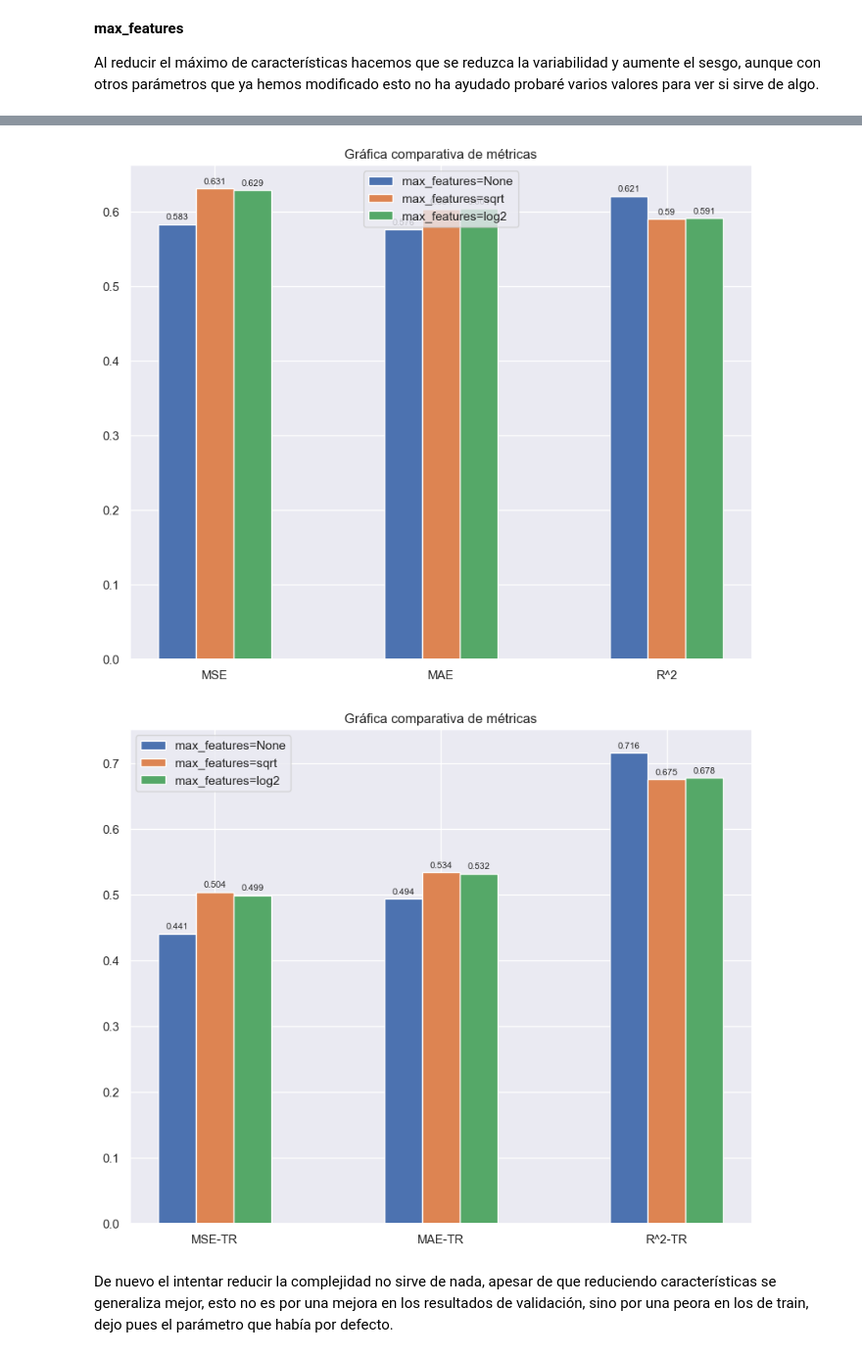
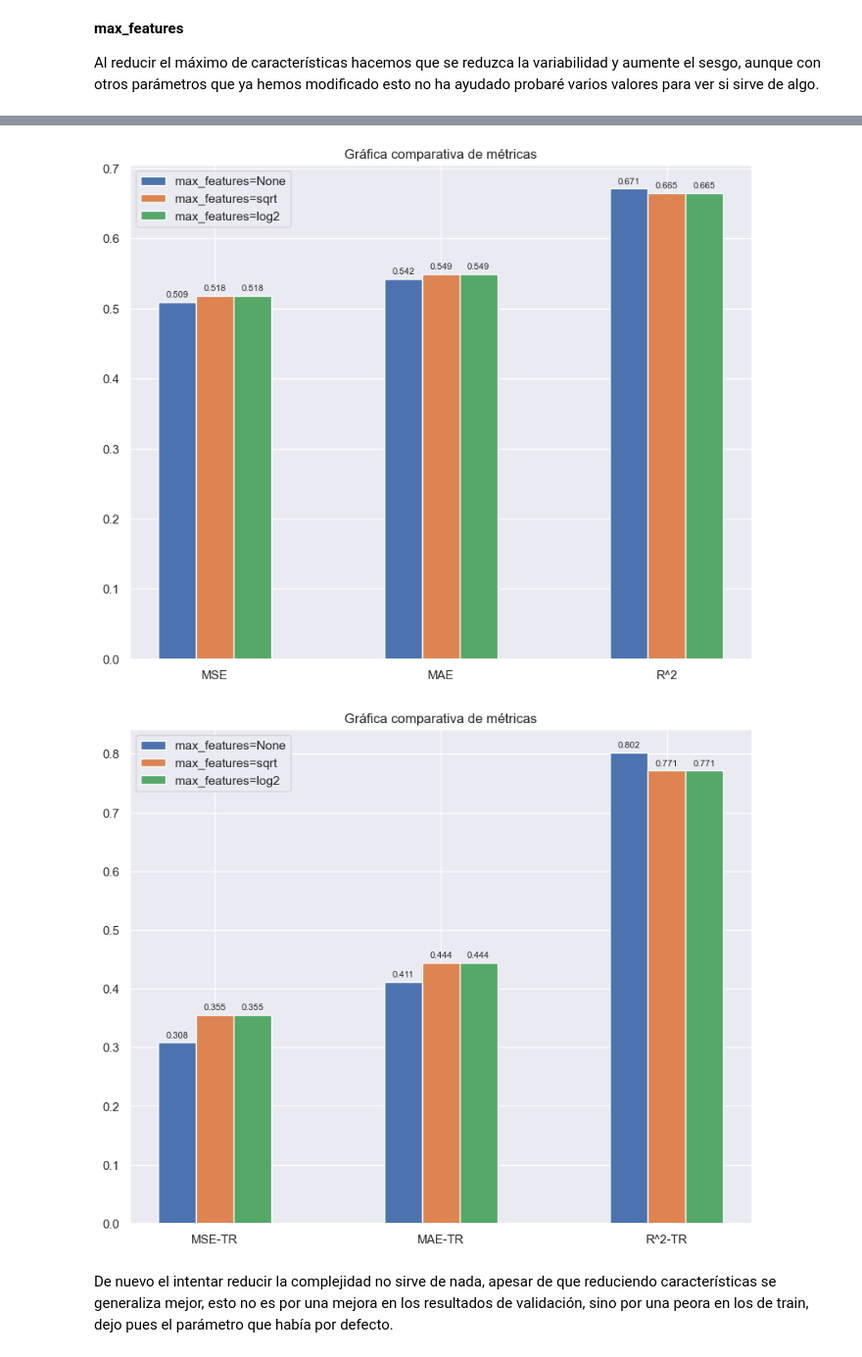
Before and after one commit to JMMelcrack/Predictive-models-applied-to-the-analysis-of-professional-footballers-wages, a Jupyter notebook: OnlyMidfieldTraining.ipynb, the cells around one changed output, grey strips where cells are left out. Shown at 98% size. Cells and saved outputs as stored; diff of their text form; code cells hidden in the pictures.

```diff
--- a/OnlyMidfieldTraining.ipynb
+++ b/OnlyMidfieldTraining.ipynb
@@ -65,7 +65,7 @@ Index(['Jugador', 'Edad', 'Temporada', 'Valor liga ini', 'Partidos',
 import numpy as np
 from sklearn.model_selection import train_test_split # para dividir el dataset en los conjuntos de train y test
 
-x = data_xy.drop(['Jugador', 'Temporada', 'Salario semanal', 'Posicion', 'Posicion_1', 'Posicion_2', 'Posicion_3', 'Posicion_4'], axis=1)
+x = data_xy.drop(['Jugador', 'Temporada', 'Salario semanal', 'Posicion_1', 'Posicion_2', 'Posicion_3', 'Posicion_4'], axis=1)
 y = data_xy['Salario semanal']
 
 print("El número de instancias del problema es: " + str(x.shape[0]))
@@ -475,6 +474,6 @@ En la siguiente gráfica podemos ver como va aumentando la varianza explicada de
 # %%
-# Aplicar PCA como tal para quedarnos con 36 variables continuas
-pca = PCA(n_components=36, whiten=True)
+# Aplicar PCA como tal para quedarnos con 35 variables continuas
+pca = PCA(n_components=35, whiten=True)
 print('Características antes de aplicar PCA: ', len(x_train.columns))
 pca.fit(x_train[continuas_indices])
 x_transformada = pca.transform(x_train[continuas_indices])
@@ -1037,9 +875,9 @@ Una profundidad de 3 es la que mejores resultados da, entiendo que no podemos re
 Al reducir el máximo de características hacemos que se reduzca la variabilidad y aumente el sesgo, aunque con otros parámetros que ya hemos modificado esto no ha ayudado probaré varios valores para ver si sirve de algo.
 # %%
 # Definir los modelos con los distintos hiperparámetros que se desean probar
-model_1 = GradientBoostingRegressor(loss='huber', n_estimators = 50, learning_rate=0.1, subsample=0.8, max_depth=3, max_features=None, random_state=34)
-model_2 = GradientBoostingRegressor(loss='huber', n_estimators = 50, learning_rate=0.1, subsample=0.8, max_depth=3, max_features='sqrt', random_state=34)
-model_3 = GradientBoostingRegressor(loss='huber', n_estimators = 50, learning_rate=0.1, subsample=0.8, max_depth=3, max_features='log2', random_state=34)
+model_1 = GradientBoostingRegressor(loss='huber', n_estimators = 100, learning_rate=0.1, subsample=0.6, max_depth=4, max_features=None, random_state=34)
+model_2 = GradientBoostingRegressor(loss='huber', n_estimators = 100, learning_rate=0.1, subsample=0.6, max_depth=4, max_features='sqrt', random_state=34)
+model_3 = GradientBoostingRegressor(loss='huber', n_estimators = 100, learning_rate=0.1, subsample=0.6, max_depth=4, max_features='log2', random_state=34)
 
 # Aplicamos CV a nuestros modelos para obtener sus métricas de error
 result1 = crossValidation(model_1, kf, x_train_pca, y_train_log, True)
@@ -1074,6 +912,6 @@ graficaComparacion(all_result[:, 3:6], titulos, categorias[3:6])
 ╘═════════════════════╧═════════════════════╧═════════════════════╧═════════════════════╛
-[figure, old version]
+[figure, new version]
-[figure, old version]
+[figure, new version]
 # %% [markdown]
 De nuevo el intentar reducir la complejidad no sirve de nada, apesar de que reduciendo características se generaliza mejor, esto no es por una mejora en los resultados de validación, sino por una peora en los de train, dejo pues el parámetro que había por defecto.
 # %% [markdown]
```
Also changed, not shown: parts of 67 cells of this notebook.
